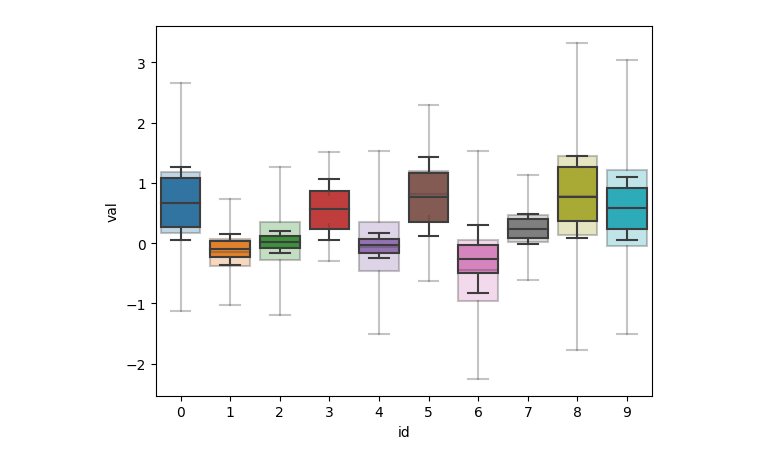
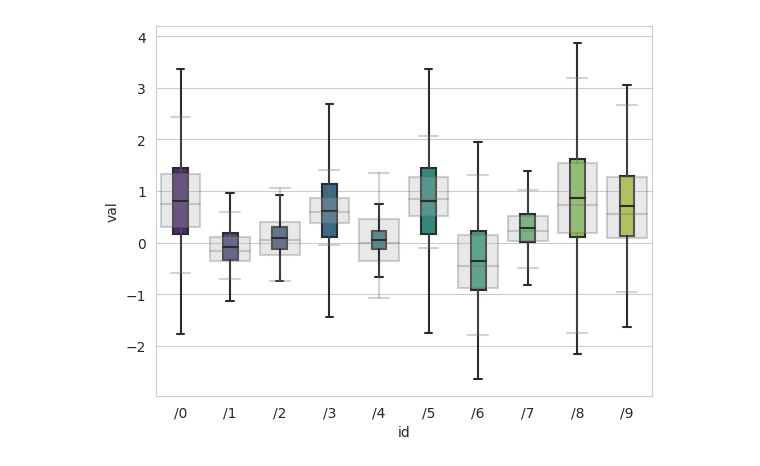
Before and after one commit to mateusz/ml_uncertainty, a Jupyter notebook: notebooks/02_model.ipynb, the cells around one changed output. Cells and saved outputs as stored; diff of their text form; code cells hidden in the pictures.

Commit message:
Update graphs and add functions for use later

```diff
--- a/notebooks/02_model.ipynb
+++ b/notebooks/02_model.ipynb
@@ -51,7 +52,7 @@ class MonteCarloDropoutNet:
         self.model = tf.keras.models.load_model('best_loss', compile=False)
 
     def predict(self, X_predict):
-        return self.model.predict_on_batch(X_predict)
+        return self.model.predict(X_predict, batch_size=1000)
 # %%
 train = pd.read_csv('../data/train.csv')[['id', 'val']].sample(frac=1.0)
 val = pd.read_csv('../data/val.csv')[['id', 'val']].sample(frac=1.0)
@@ -122,0 +120,9 @@ Average std: 0.66
+# %%
+val['pred_mean'] = preds.mean(axis=0)
+val['pred_std'] = preds.std(axis=0)
+
+calibration = autotune(val['pred_mean'], val['pred_std'], val['val'])
+print('Calibration: %.2f' % calibration)
+val['calib_std'] = calibration*val['pred_std']
+
+val
@@ -123,18 +144,24 @@ Average std: 0.66
+# %%
+def convert_to_boxplot(means, stds):
+    q1 = stats.norm.ppf(0.25, loc=means, scale=stds)
+    median = stats.norm.ppf(0.5, loc=means, scale=stds)
+    q3 = stats.norm.ppf(0.75, loc=means, scale=stds)
+    iqr = q3-q1
+    w_low = q1 - 1.5*iqr
+    w_high = q3 + 1.5*iqr
+
+    return np.array([w_low, q1, median, q3, w_high])
 # %%
 preds = []
 sim = pd.DataFrame(test['id'].sort_values().unique(), columns=['id'])
-for i in range(0,1000):
+for i in range(0,100):
     p = net.predict(sim['id'])
     preds.append(p.reshape(len(p)))
 preds = np.array(preds)
 
 sim['pred_mean'] = preds.mean(axis=0)
-sim['pred_std'] = calibration*preds.std(axis=0)
+sim['pred_std'] = preds.std(axis=0)
+sim['calib_std'] = calibration*sim['pred_std']
 
-sim['min'] = np.min(preds, axis=0)
-sim['1q'] = stats.norm.ppf(0.25, loc=sim['pred_mean'], scale=sim['pred_std'])
-sim['median'] = stats.norm.ppf(0.5, loc=sim['pred_mean'], scale=sim['pred_std'])
-sim['3q'] = stats.norm.ppf(0.75, loc=sim['pred_mean'], scale=sim['pred_std'])
-sim['max'] = np.max(preds, axis=0)
 sim
 # %% [output]
@@ -169,17 +196,17 @@ sim
 # %%
-boxes = []
-for s in sim.iterrows():
-    s = s[1]
-    boxes.append([s['min'], s['1q'], s['median'], s['3q'], s['max']])
+
+pred_boxplots = convert_to_boxplot(sim['pred_mean'], sim['calib_std'])
+
 fig, ax = plt.subplots()
+sns.boxplot(data=pred_boxplots, palette='viridis', width=0.3, showfliers=False)
 sns.boxplot(x="id", y="val", data=test.sort_values('id'),
+    color='0.7',
     showfliers=False,
     boxprops=dict(alpha=0.3),
     medianprops=dict(alpha=0.3),
     whiskerprops=dict(alpha=0.3),
     capprops=dict(alpha=0.3),
 )
-sns.boxplot(data=boxes, showfliers=False)
 plt.show()
 # %% [output]
-[figure, old version]
+[figure, new version]
```
Also changed, not shown: parts of 9 cells of this notebook, 5 other files.
